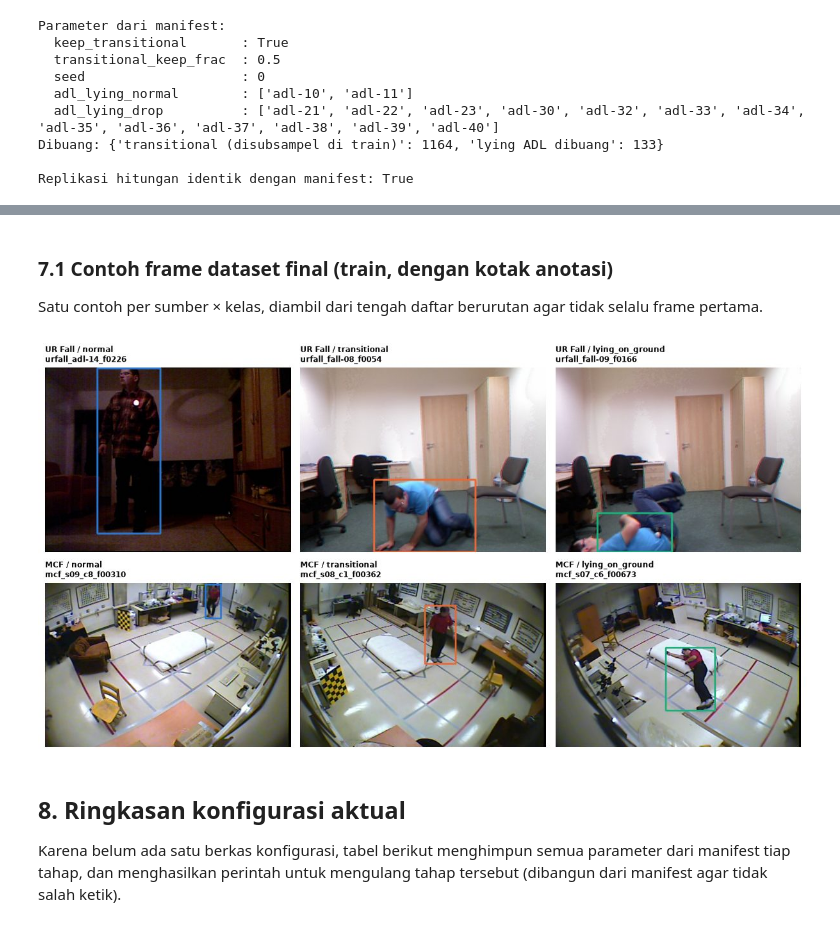
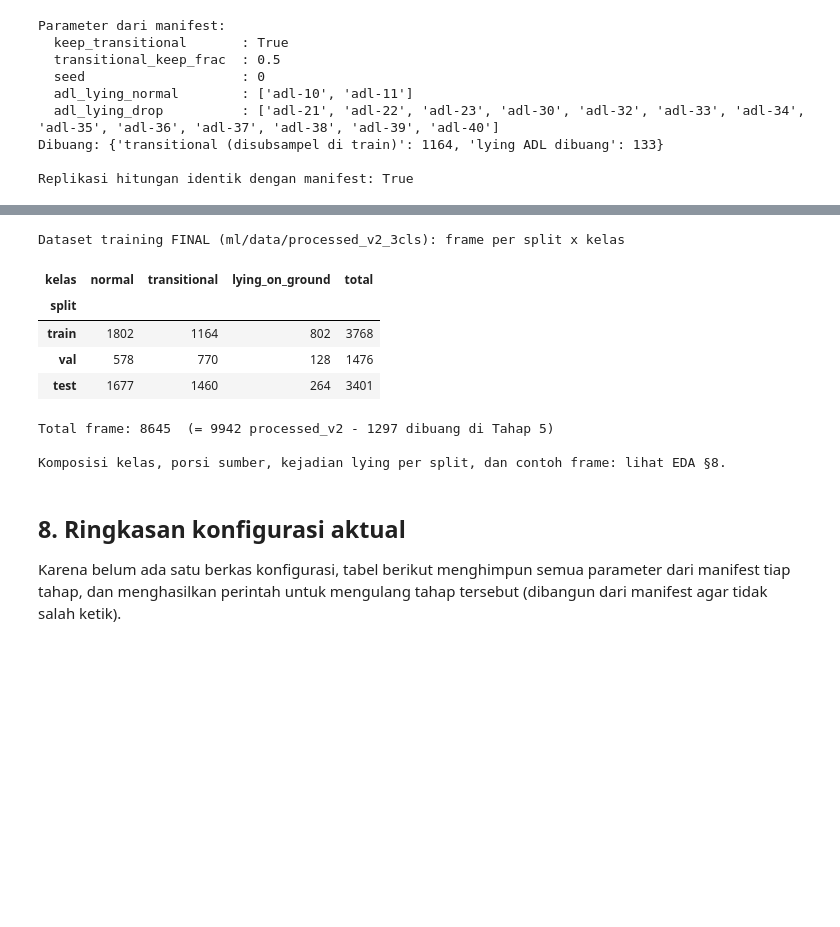
Before and after one commit to 0Raja0-RA/nursing-home-fall-detection, a Jupyter notebook: ml/notebooks/preprocessing_pipeline.ipynb, the cells around one changed output, grey strips where cells are left out. Cells and saved outputs as stored; diff of their text form; code cells hidden in the pictures; blank space fills up the shorter version.

```diff
--- a/ml/notebooks/preprocessing_pipeline.ipynb
+++ b/ml/notebooks/preprocessing_pipeline.ipynb
@@ -1030,43 +866,25 @@ Komposisi kelas per split (%), total frame, dan porsi MCF:
-# %% [markdown]
-### 7.1 Contoh frame dataset final (train, dengan kotak anotasi)
-Satu contoh per sumber × kelas, diambil dari tengah daftar berurutan agar tidak selalu frame pertama.
-# %%
-def hex_to_bgr(h):
-    h = h.lstrip("#")
-    return tuple(int(h[i:i + 2], 16) for i in (4, 2, 0))
-
-
-def pick(prefix, cls):
-    hits = []
-    for lf in sorted((D_FINAL / "labels" / "train").glob(f"{prefix}*.txt")):
-        p = lf.read_text().split()
-        if int(p[0]) == cls:
-            hits.append((lf, [float(x) for x in p[1:5]]))
-    return hits[len(hits) // 2] if hits else None
-
-
-fig, axes = plt.subplots(2, 3, figsize=(11, 6.2))
-for r, (prefix, title) in enumerate((("urfall_", "UR Fall"), ("mcf_", "MCF"))):
-    for c in (0, 1, 2):
-        ax = axes[r][c]
-        ax.axis("off")
-        hit = pick(prefix, c)
-        if hit is None:
-            continue
-        lf, (xc, yc, w, h) = hit
-        img = cv2.imread(str(D_FINAL / "images" / "train" / f"{lf.stem}.jpg"))
-        if img is None:          # gambar tidak ada di mesin ini (data tidak ikut di-commit)
-            ax.set_title(f"{title} / {CLASS_NAMES[c]}: gambar tidak ditemukan", fontsize=8, loc="left")
-            continue
-        H, W = img.shape[:2]
-        cv2.rectangle(img, (int((xc - w / 2) * W), int((yc - h / 2) * H)),
-                      (int((xc + w / 2) * W), int((yc + h / 2) * H)), hex_to_bgr(CLASS_COLOR[c]), 4)
-        ax.imshow(cv2.cvtColor(img, cv2.COLOR_BGR2RGB))
-        ax.set_title(f"{title} / {CLASS_NAMES[c]}\n{lf.stem}", fontsize=8, loc="left")
-plt.tight_layout()
-plt.show()
-# %% [output]
-[figure, removed]
+# %%
+rows = [dict(zip(("sumber", "split", "kelas"), k.split("/")), frame=n) for k, n in fin["counts"].items()]
+fdf = pd.DataFrame(rows)
+tab = (fdf.pivot_table(index="split", columns="kelas", values="frame", aggfunc="sum")
+       .reindex(index=list(SPLITS), columns=CLASS_ORDER))
+tab["total"] = tab.sum(axis=1)
+print("Dataset training FINAL (ml/data/processed_v2_3cls): frame per split x kelas")
+display(tab)
+print(f"Total frame: {int(tab.total.sum())}  "
+      f"(= {len(meta)} processed_v2 - {sum(fin['dropped'].values())} dibuang di Tahap 5)")
+assert tab.total.sum() == len(meta) - sum(fin["dropped"].values())
+print("\nKomposisi kelas, porsi sumber, kejadian lying per split, dan contoh frame: lihat EDA §8.")
+# %% [output]
+Dataset training FINAL (ml/data/processed_v2_3cls): frame per split x kelas
+| kelas | normal | transitional | lying_on_ground | total |
+| split |  |  |  |  |
+| train | 1802 | 1164 | 802 | 3768 |
+| val | 578 | 770 | 128 | 1476 |
+| test | 1677 | 1460 | 264 | 3401 |
+Total frame: 8645  (= 9942 processed_v2 - 1297 dibuang di Tahap 5)
+
+Komposisi kelas, porsi sumber, kejadian lying per split, dan contoh frame: lihat EDA §8.
 # %% [markdown]
 ## 8. Ringkasan konfigurasi aktual
 
```
Also changed, not shown: parts of 28 cells of this notebook, 2 other files.
